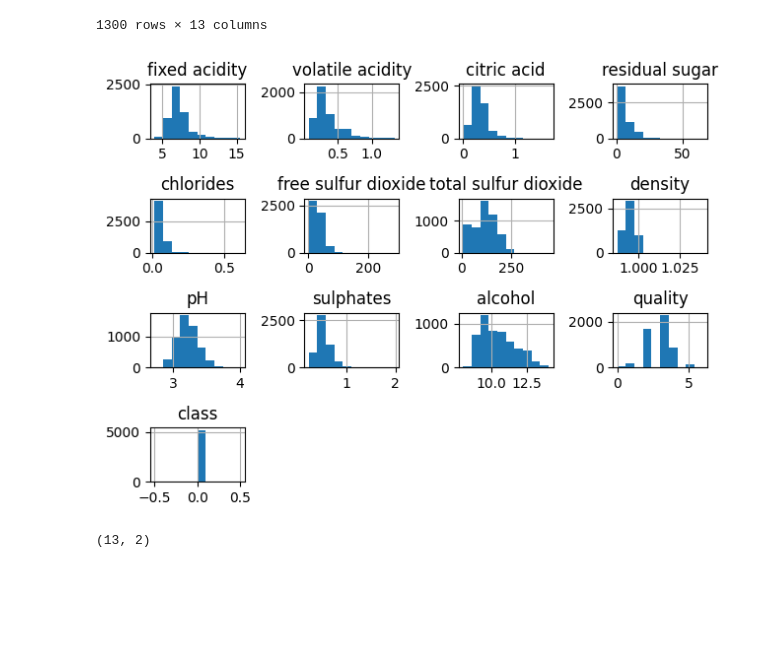
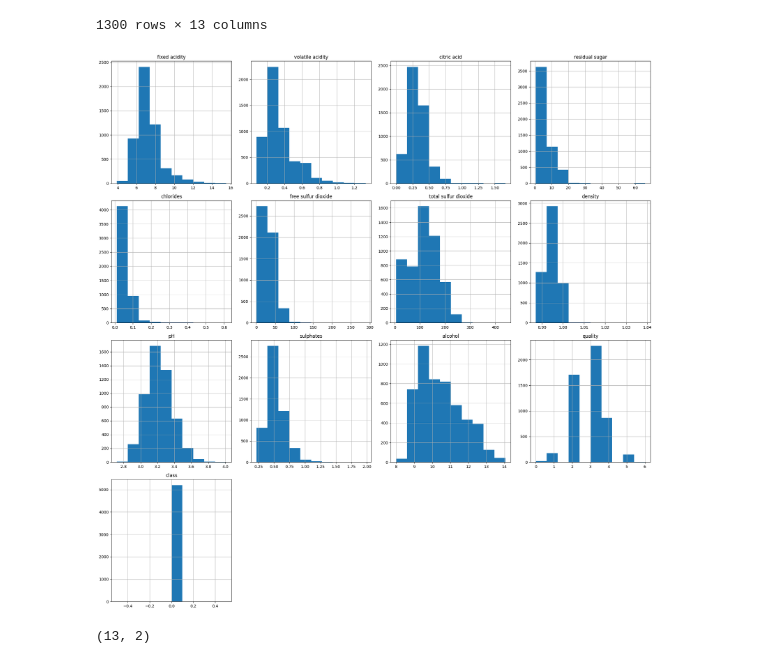
Before and after one commit to jl-padilla/ONLINE_DS_THEBRIDGE_repo, a Jupyter notebook: sprint12/unidad2/Practica_Obligatoria/18_Practica_Obligatoria_Repaso_Aprendizaje_Supervisado.ipynb, the cells around one changed output. Drawn from its saved outputs; the diff is of its cells as text; code cells hidden in the pictures; blank space fills up the shorter version.

```diff
--- a/sprint12/unidad2/Practica_Obligatoria/18_Practica_Obligatoria_Repaso_Aprendizaje_Supervisado.ipynb
+++ b/sprint12/unidad2/Practica_Obligatoria/18_Practica_Obligatoria_Repaso_Aprendizaje_Supervisado.ipynb
@@ -179,10 +208,10 @@ test_set
 | 5643 | 6.2 | 0.360 | 0.14 | 8.9 | 0.036 | 38.0 | ... |
 1300 rows × 13 columns
 # %%
-train_set[features].hist()
+train_set[features].hist(figsize = (20,20))
 plt.tight_layout()
 # %% [output]
-[figure, old version]
+[figure, new version]
 # %%
 bt.plot_combined_graphs(train_set, features)
 # %% [output]
```
Also changed, not shown: parts of 9 cells of this notebook, 12 other files.
